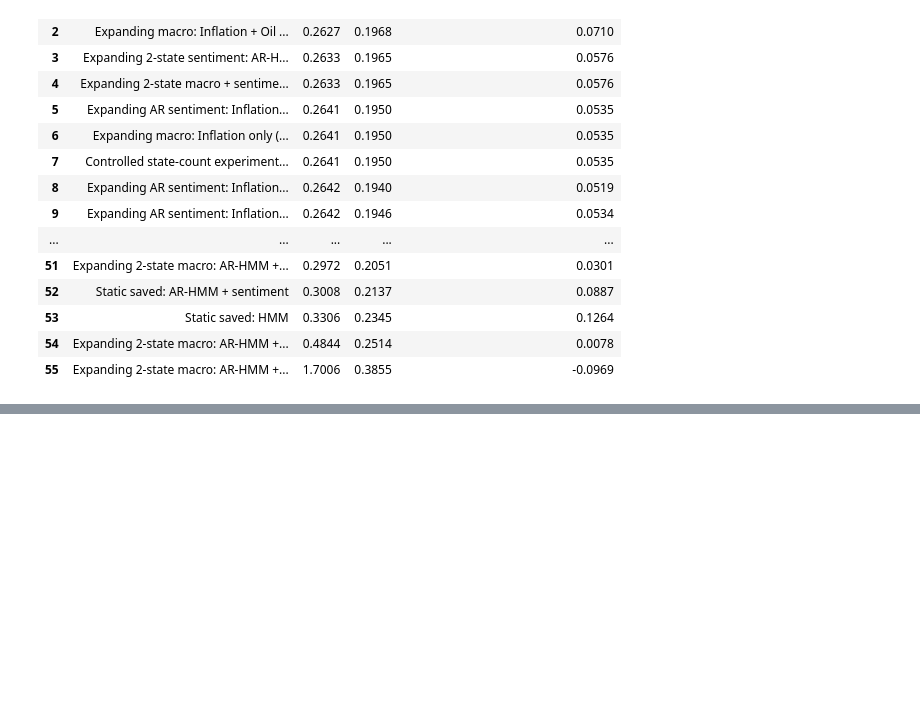
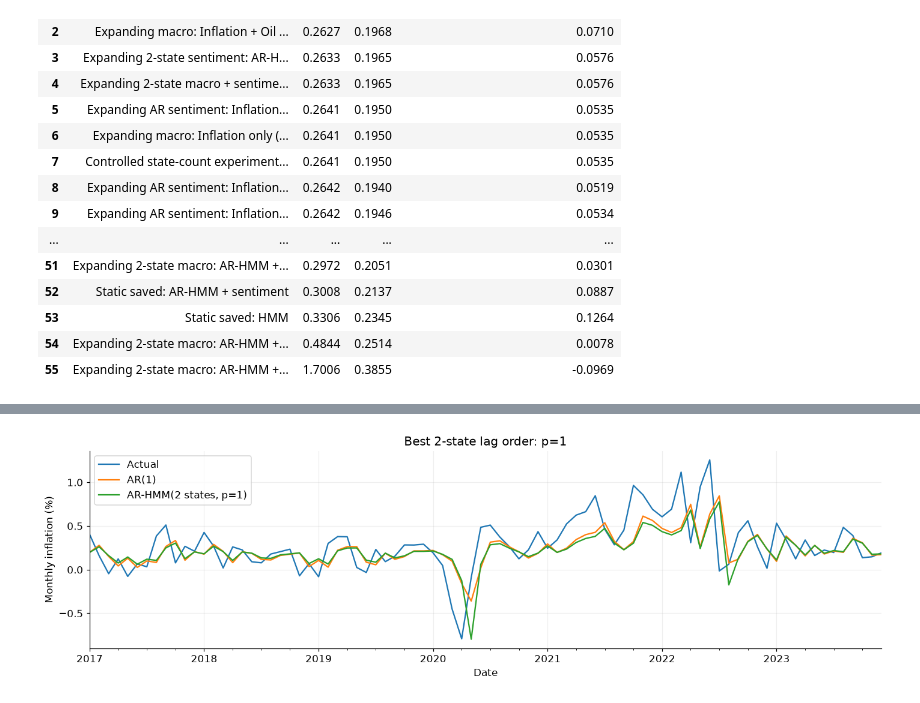
Before and after one commit to zahra-ynp/Thesis, a Jupyter notebook: modelling/notebooks/02_Forecasting_and_Regime_Results.ipynb, the cells around one changed output, grey strips where cells are left out. Drawn from its saved outputs; the diff is of its cells as text; code cells hidden in the pictures; blank space fills up the shorter version.

```diff
--- a/modelling/notebooks/02_Forecasting_and_Regime_Results.ipynb
+++ b/modelling/notebooks/02_Forecasting_and_Regime_Results.ipynb
@@ -525,0 +572,12 @@ all_models_with_four_states.to_csv(FOUR_STATE_RESULTS / 'all_models_comparison.c
+# %%
+best_order = int(best_arhmm['lag_order'])
+models = ['Actual', f'AR({best_order})', f'AR-HMM(2 states, p={best_order})']
+ax = lag_forecasts.set_index('Date')[models].plot(
+    figsize=(13, 4), ylabel='Monthly inflation (%)',
+    title=f'Best 2-state lag order: p={best_order}',
+)
+ax.grid(alpha=.2)
+plt.tight_layout()
+plt.show()
+# %% [output]
+[figure, added]
```
Also changed, not shown: parts of 3 cells of this notebook, 4 other files.
